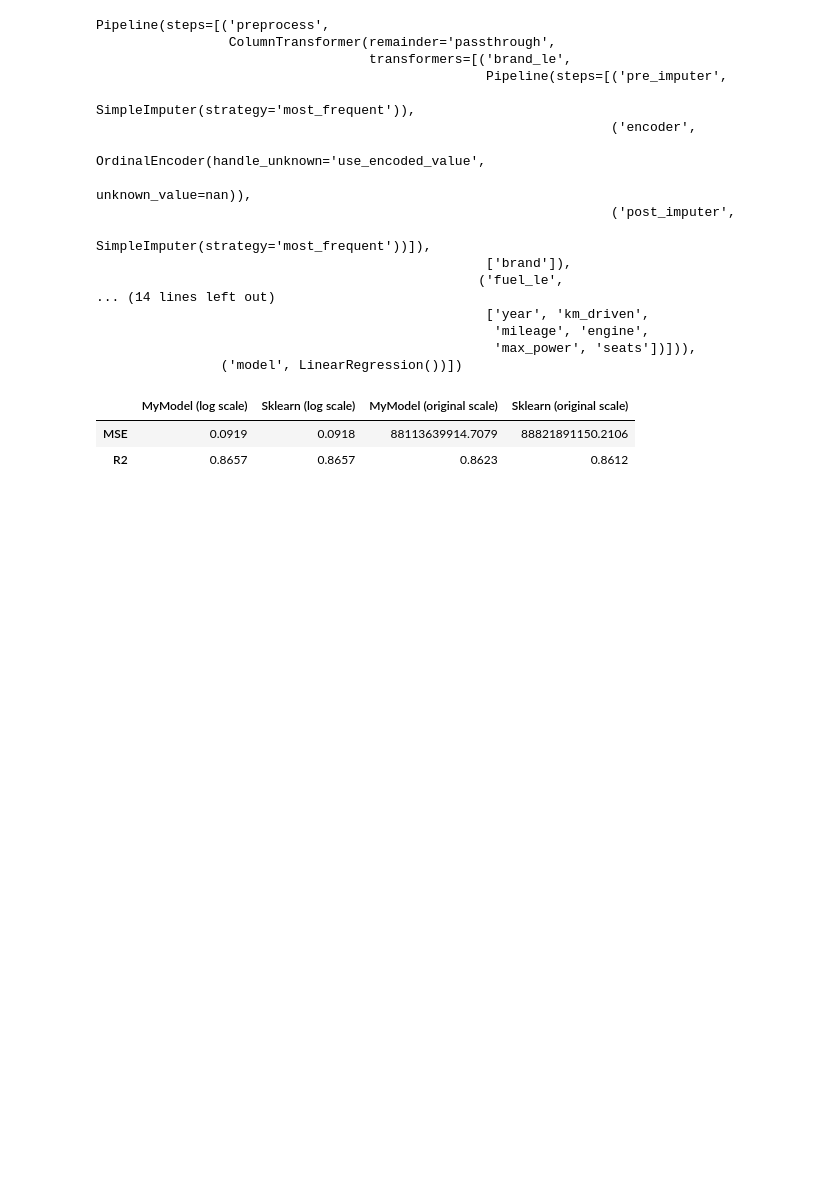
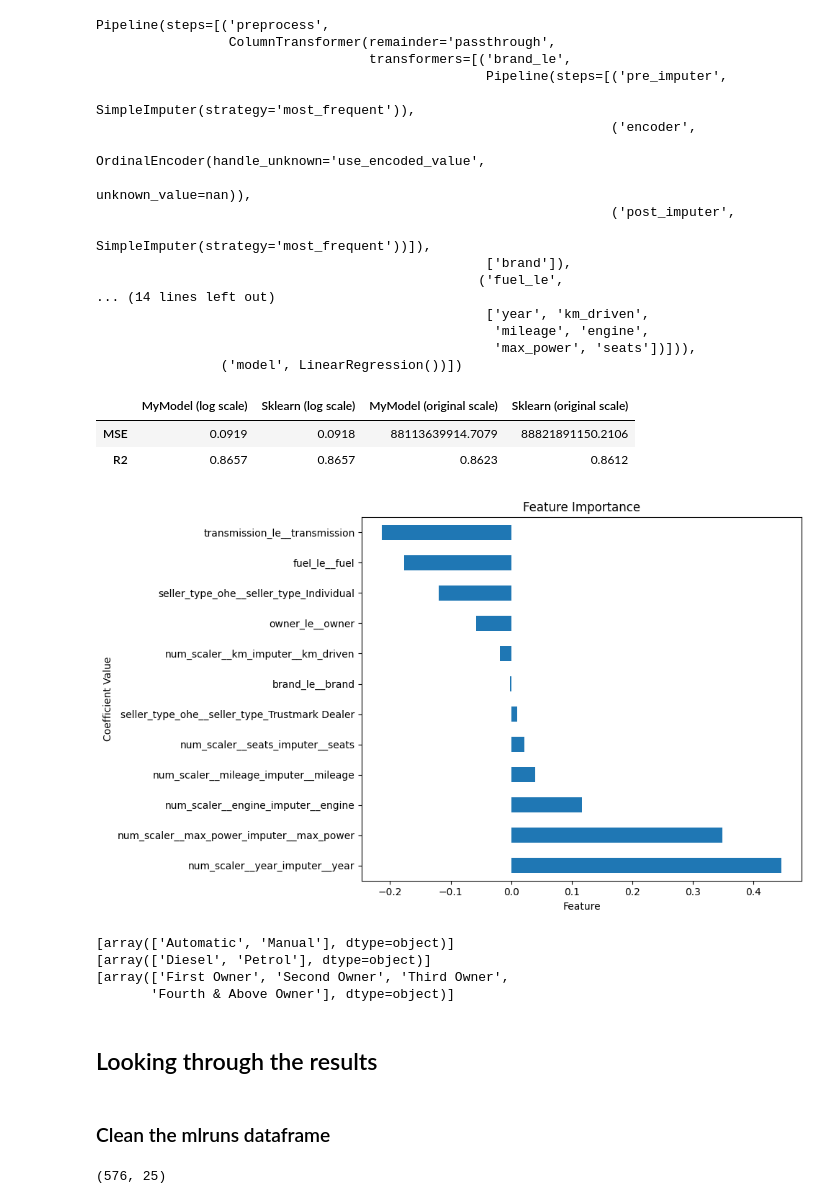
Before and after one commit to Phyke/AT82.03-ML-Car-Price-Prediction, a Jupyter notebook: Prombot_st125923_A2.ipynb, the cells around one changed output. Saved outputs shown, nothing was run; the diff lists cells and outputs as text; code cells hidden in the pictures; blank space fills up the shorter version.

```diff
--- a/Prombot_st125923_A2.ipynb
+++ b/Prombot_st125923_A2.ipynb
@@ -740,5 +969,5 @@ y_pred = final_pipe.predict(X_test)
 # %%
 loaded_model = mlflow.sklearn.load_model(
-    model_uri="mlartifacts/769694705593400528/models/m-fe9918ecafef4fe28909b64992792088/artifacts",
+    model_uri="mlartifacts/769694705593400528/models/m-21e8645ce11644e696c9fd5b24a762fd/artifacts",
 )
 # %%
@@ -812,3 +1038,30 @@ results_df.T
 |  | MyModel (log scale) | Sklearn (log scale) | MyModel (original scale) | Sklearn (original scale) |
 | MSE | 0.0919 | 0.0918 | 88113639914.7079 | 88821891150.2106 |
 | R2 | 0.8657 | 0.8657 | 0.8623 | 0.8612 |
+# %%
+loaded_model.steps[-1][1].plot_feature_importance(
+    feature_names=loaded_model.steps[0][1].get_feature_names_out().tolist(),
+)
+# %% [output]
+[figure, added]
+# %%
+# Get categories for transmission and fuel from the fitted OrdinalEncoder
+print(loaded_model.named_steps["preprocess"].named_transformers_["transmission_le"].named_steps["encoder"].categories_)
+print(loaded_model.named_steps["preprocess"].named_transformers_["fuel_le"].named_steps["encoder"].categories_)
+print(loaded_model.named_steps["preprocess"].named_transformers_["owner_le"].named_steps["encoder"].categories_)
+# Transmission: Automatic = 0, Manual = 1
+# Fuel: Diesel = 0, Petrol = 1
+# Owner: First Owner = 0, Second Owner = 1, Third Owner = 2, Fourth & Above Owner = 3
+# %% [output]
+[array(['Automatic', 'Manual'], dtype=object)]
+[array(['Diesel', 'Petrol'], dtype=object)]
+[array(['First Owner', 'Second Owner', 'Third Owner',
+       'Fourth & Above Owner'], dtype=object)]
+# %% [markdown]
+## Looking through the results
+# %% [markdown]
+### Clean the mlruns dataframe
+# %%
+run_df.shape
+# %% [output]
+(576, 25)
```
Also changed, not shown: parts of 62 cells of this notebook, 7 other files.
